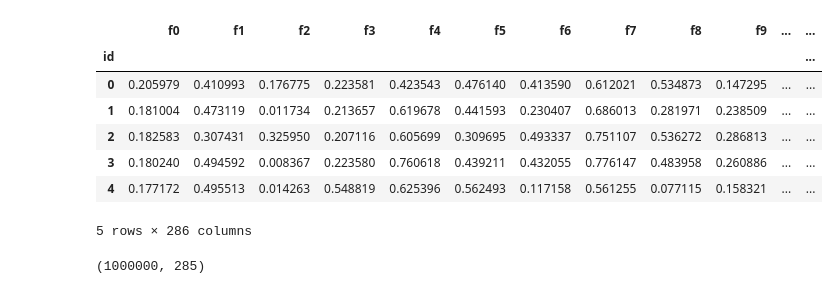
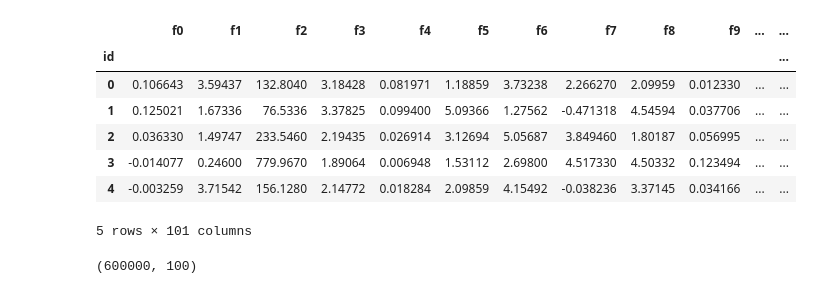
Before and after one commit to bogdad/tpstry, a Jupyter notebook: tps-optuna-catboost.ipynb, the cells around one changed output. Cells and saved outputs as stored; diff of their text form; code cells hidden in the pictures.

```diff
--- a/tps-optuna-catboost.ipynb
+++ b/tps-optuna-catboost.ipynb
@@ -35,20 +35,20 @@ import optuna
 from lightgbm import LGBMRegressor
 # %%
 # Load the training data
-train = pd.read_csv("../input/tabular-playground-series-oct-2021/train.csv", index_col=0)
-test = pd.read_csv("../input/tabular-playground-series-oct-2021/test.csv", index_col=0)
+train = pd.read_csv("../input/tabular-playground-series-nov-2021/train.csv", index_col=0)
+test = pd.read_csv("../input/tabular-playground-series-nov-2021/test.csv", index_col=0)
 
 # Preview the data
 train.head()
 # %% [output]
 |  | f0 | f1 | f2 | f3 | f4 | f5 | f6 | f7 | f8 | f9 | ... | ... |
 | id |  |  |  |  |  |  |  |  |  |  |  | ... |
-| 0 | 0.205979 | 0.410993 | 0.176775 | 0.223581 | 0.423543 | 0.476140 | 0.413590 | 0.612021 | 0.534873 | 0.147295 | ... | ... |
-| 1 | 0.181004 | 0.473119 | 0.011734 | 0.213657 | 0.619678 | 0.441593 | 0.230407 | 0.686013 | 0.281971 | 0.238509 | ... | ... |
-| 2 | 0.182583 | 0.307431 | 0.325950 | 0.207116 | 0.605699 | 0.309695 | 0.493337 | 0.751107 | 0.536272 | 0.286813 | ... | ... |
-| 3 | 0.180240 | 0.494592 | 0.008367 | 0.223580 | 0.760618 | 0.439211 | 0.432055 | 0.776147 | 0.483958 | 0.260886 | ... | ... |
-| 4 | 0.177172 | 0.495513 | 0.014263 | 0.548819 | 0.625396 | 0.562493 | 0.117158 | 0.561255 | 0.077115 | 0.158321 | ... | ... |
+| 0 | 0.106643 | 3.59437 | 132.8040 | 3.18428 | 0.081971 | 1.18859 | 3.73238 | 2.266270 | 2.09959 | 0.012330 | ... | ... |
+| 1 | 0.125021 | 1.67336 | 76.5336 | 3.37825 | 0.099400 | 5.09366 | 1.27562 | -0.471318 | 4.54594 | 0.037706 | ... | ... |
+| 2 | 0.036330 | 1.49747 | 233.5460 | 2.19435 | 0.026914 | 3.12694 | 5.05687 | 3.849460 | 1.80187 | 0.056995 | ... | ... |
+| 3 | -0.014077 | 0.24600 | 779.9670 | 1.89064 | 0.006948 | 1.53112 | 2.69800 | 4.517330 | 4.50332 | 0.123494 | ... | ... |
+| 4 | -0.003259 | 3.71542 | 156.1280 | 2.14772 | 0.018284 | 2.09859 | 4.15492 | -0.038236 | 3.37145 | 0.034166 | ... | ... |
-5 rows × 286 columns
+5 rows × 101 columns
 # %%
 y = train['target']
 features = train.drop(['target'], axis=1)
@@ -56,7 +56,7 @@ features = train.drop(['target'], axis=1)
 X = features.copy()
 X.shape
 # %% [output]
-(1000000, 285)
+(600000, 100)
 # %%
 def create_pipeline(**kvargs):
     typ = kvargs.pop('typ')
```
Also changed, not shown: parts of 5 cells of this notebook, 6 other files.
